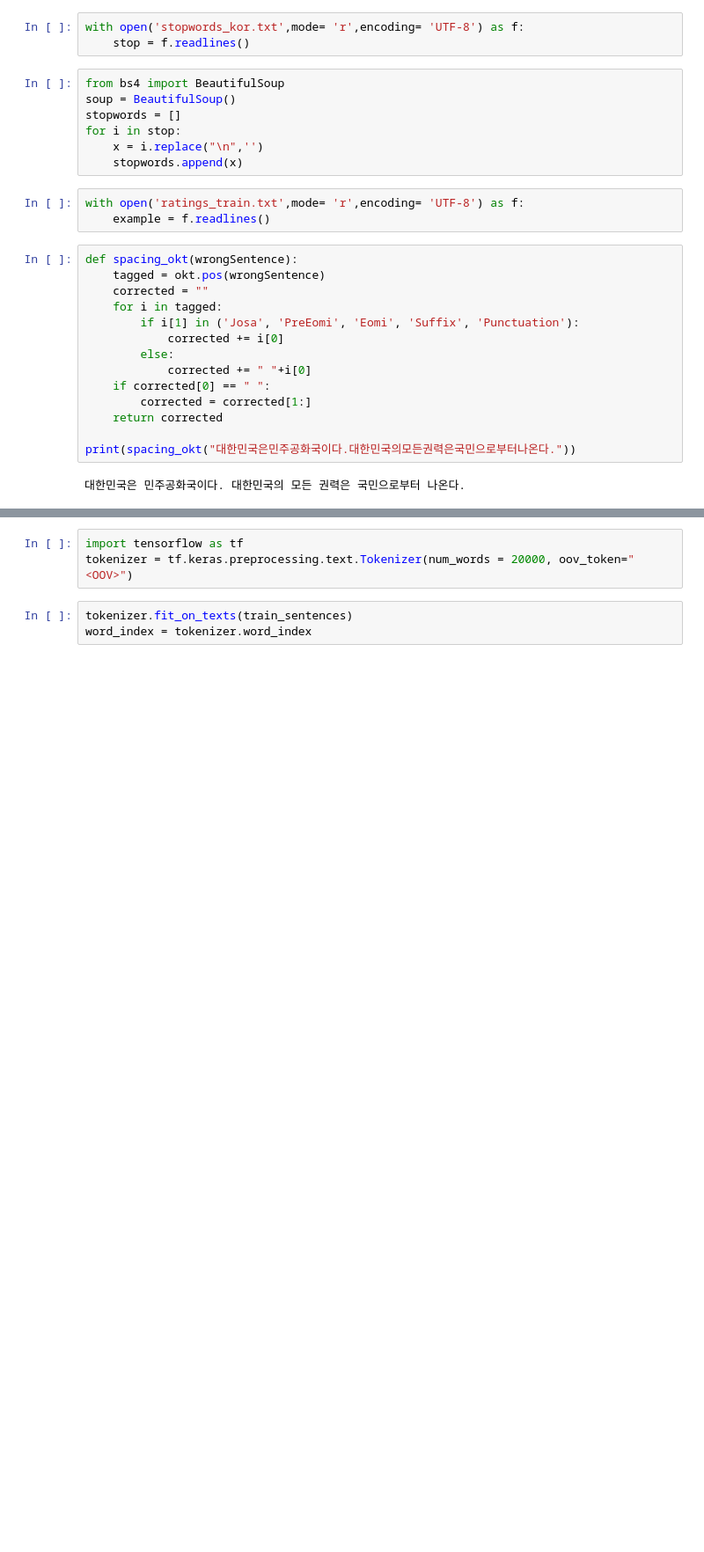
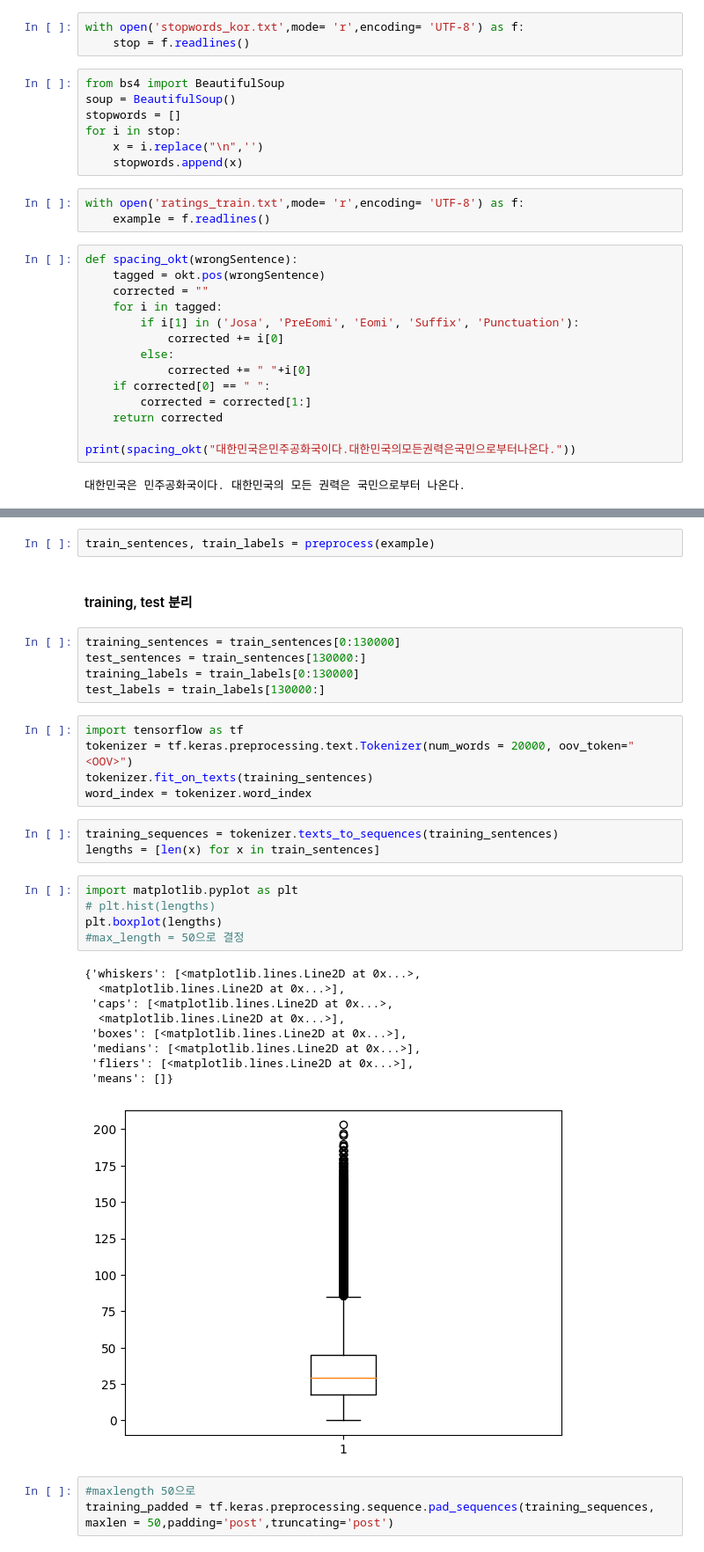
Before and after one commit to KBigForest/Bigforest_study, a Jupyter notebook: daily_study/23_03_29/work_03_29_hanlim_with_lstm copy.ipynb, the cells around one changed output, grey strips where cells are left out. Shown at 88% size. Saved outputs shown, nothing was run; the diff lists cells and outputs as text; blank space fills up the shorter version.

Commit message:
text 생성기 알고리즘 등등

```diff
--- a/daily_study/23_03_29/work_03_29_hanlim_with_lstm copy.ipynb
+++ b/daily_study/23_03_29/work_03_29_hanlim_with_lstm copy.ipynb
@@ -110,7 +83,36 @@ test_labels = labels[train_size:]
+# %%
+train_sentences, train_labels = preprocess(example)
+# %% [markdown]
+#### training, test 분리
+# %%
+training_sentences = train_sentences[0:130000]
+test_sentences = train_sentences[130000:]
+training_labels = train_labels[0:130000]
+test_labels = train_labels[130000:]
 # %%
 import tensorflow as tf
 tokenizer = tf.keras.preprocessing.text.Tokenizer(num_words = 20000, oov_token="<OOV>")
+tokenizer.fit_on_texts(training_sentences)
+word_index = tokenizer.word_index
-# %%
-tokenizer.fit_on_texts(train_sentences)
-word_index = tokenizer.word_index
+# %%
+training_sequences = tokenizer.texts_to_sequences(training_sentences)
+lengths = [len(x) for x in train_sentences]
+# %%
+import matplotlib.pyplot as plt
+# plt.hist(lengths)
+plt.boxplot(lengths)
+#max_length = 50으로 결정
+# %% [output]
+{'whiskers': [<matplotlib.lines.Line2D at 0x...>,
+  <matplotlib.lines.Line2D at 0x...>],
+ 'caps': [<matplotlib.lines.Line2D at 0x...>,
+  <matplotlib.lines.Line2D at 0x...>],
+ 'boxes': [<matplotlib.lines.Line2D at 0x...>],
+ 'medians': [<matplotlib.lines.Line2D at 0x...>],
+ 'fliers': [<matplotlib.lines.Line2D at 0x...>],
+ 'means': []}
+[figure, added]
+# %%
+#maxlength 50으로
+training_padded = tf.keras.preprocessing.sequence.pad_sequences(training_sequences, maxlen = 50,padding='post',truncating='post')
 # %%
```
Also changed, not shown: parts of 25 cells of this notebook, 11 other files.
